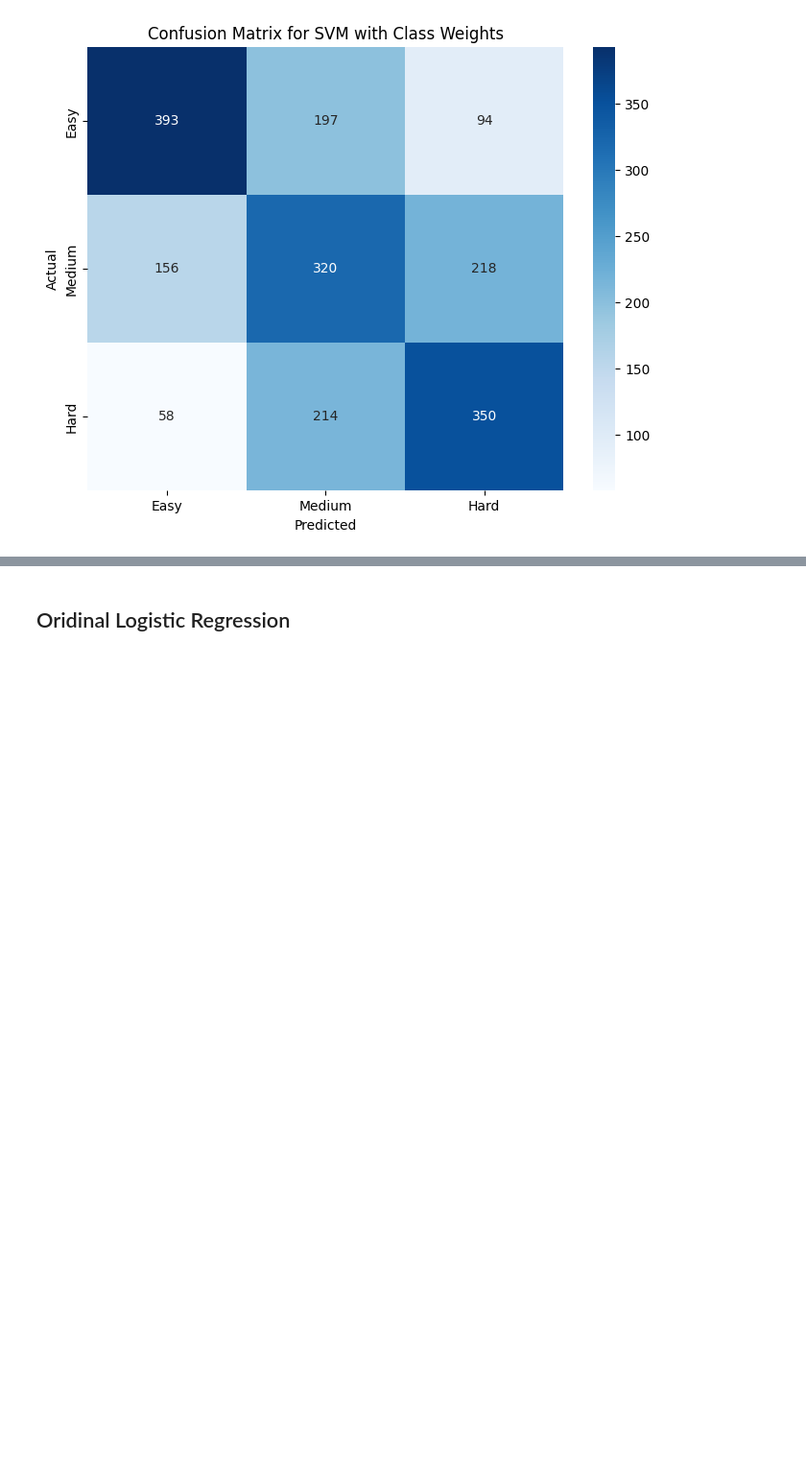
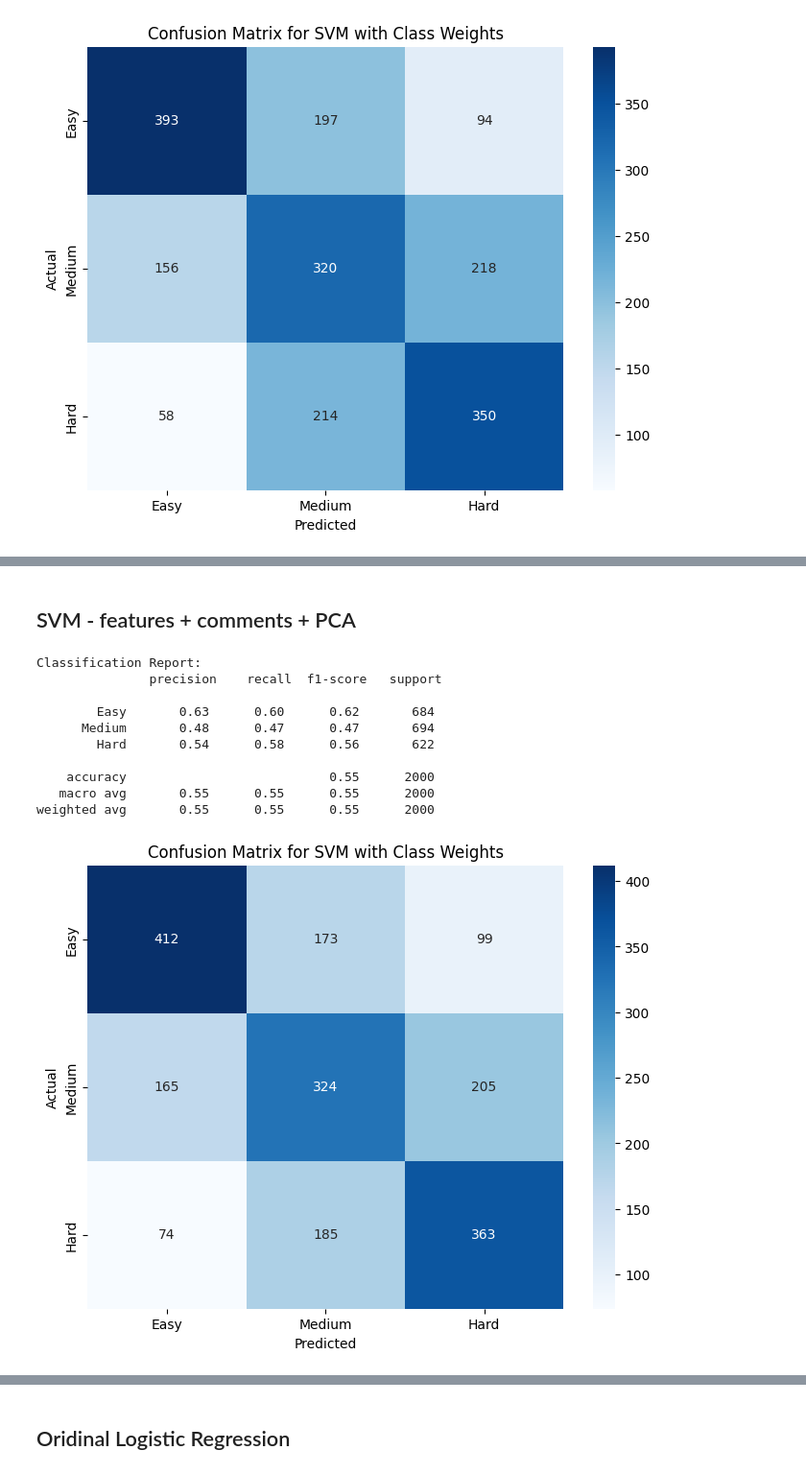
Before and after one commit to LeweLotki/sudoku_classifier, a Jupyter notebook: notebooks/training.ipynb, the cells around one changed output, grey strips where cells are left out. Shown at 96% size. Saved outputs shown, nothing was run; the diff lists cells and outputs as text; code cells hidden in the pictures; blank space fills up the shorter version.

```diff
--- a/notebooks/training.ipynb
+++ b/notebooks/training.ipynb
@@ -593,0 +655,66 @@ weighted avg       0.54      0.53      0.53      2000
+# %% [markdown]
+## SVM - features + comments + PCA
+# %%
+import pandas as pd
+from sklearn.model_selection import train_test_split
+from sklearn.feature_extraction.text import TfidfVectorizer
+from sklearn.preprocessing import LabelEncoder
+from sklearn.svm import SVC
+from sklearn.metrics import classification_report, confusion_matrix
+import matplotlib.pyplot as plt
+import seaborn as sns
+from sklearn.utils.class_weight import compute_class_weight
+import scipy
+import numpy as np
+from sklearn.decomposition import PCA
+
+data = pd.read_csv("../data/data.csv")
+
+data['target'] = data['target'].replace({1: 1, 2: 1, 3: 2, 4: 3, 5: 3})
+
+label_encoder = LabelEncoder()
+y_encoded = label_encoder.fit_transform(data['target'])
+
+tfidf_features = TfidfVectorizer(max_features=5000)
+tfidf_comments = TfidfVectorizer(max_features=5000)
+
+X_tfidf_features = tfidf_features.fit_transform(data['features'])
+X_tfidf_comments = tfidf_comments.fit_transform(data['comments'].fillna(''))
+
+X_combined = scipy.sparse.hstack([X_tfidf_features, X_tfidf_comments])
+
+X_train, X_test, y_train, y_test = train_test_split(X_combined, y_encoded, test_size=0.2, random_state=42, stratify=y_encoded)
+
+pca = PCA(n_components=0.95)
+X_train_pca = pca.fit_transform(X_train.toarray())
+X_test_pca = pca.transform(X_test.toarray())
+
+class_weights = compute_class_weight(class_weight='balanced', classes=np.unique(y_train), y=y_train)
+class_weights_dict = {i: class_weights[i] for i in range(len(class_weights))}
+
+svm_classifier = SVC(kernel='rbf', class_weight=class_weights_dict, C=1.0, gamma='scale', random_state=42)
+svm_classifier.fit(X_train_pca, y_train)
+
+y_pred = svm_classifier.predict(X_test_pca)
+
+print("Classification Report:\n", classification_report(y_test, y_pred, target_names=['Easy', 'Medium', 'Hard']))
+
+conf_mat = confusion_matrix(y_test, y_pred)
+plt.figure(figsize=(8, 6))
+sns.heatmap(conf_mat, annot=True, fmt='d', cmap='Blues', xticklabels=['Easy', 'Medium', 'Hard'], yticklabels=['Easy', 'Medium', 'Hard'])
+plt.xlabel('Predicted')
+plt.ylabel('Actual')
+plt.title('Confusion Matrix for SVM with Class Weights')
+plt.show()
+# %% [output]
+Classification Report:
+               precision    recall  f1-score   support
+
+        Easy       0.63      0.60      0.62       684
+      Medium       0.48      0.47      0.47       694
+        Hard       0.54      0.58      0.56       622
+
+    accuracy                           0.55      2000
+   macro avg       0.55      0.55      0.55      2000
+weighted avg       0.55      0.55      0.55      2000
+[figure, added]
```
Also changed, not shown: parts of 4 cells of this notebook, 6 other files.
